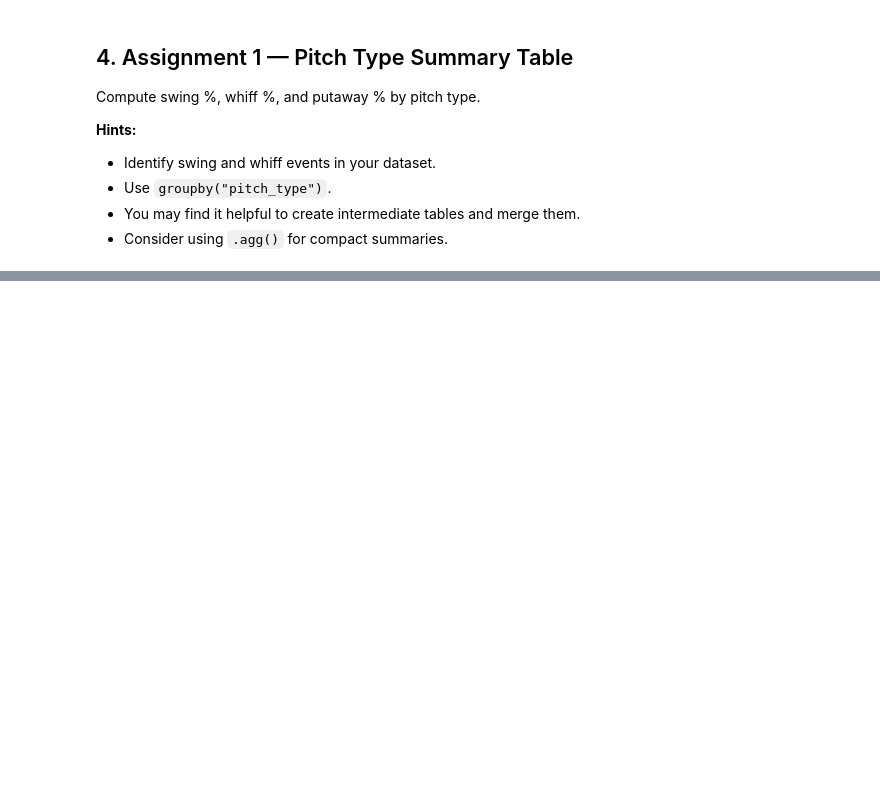
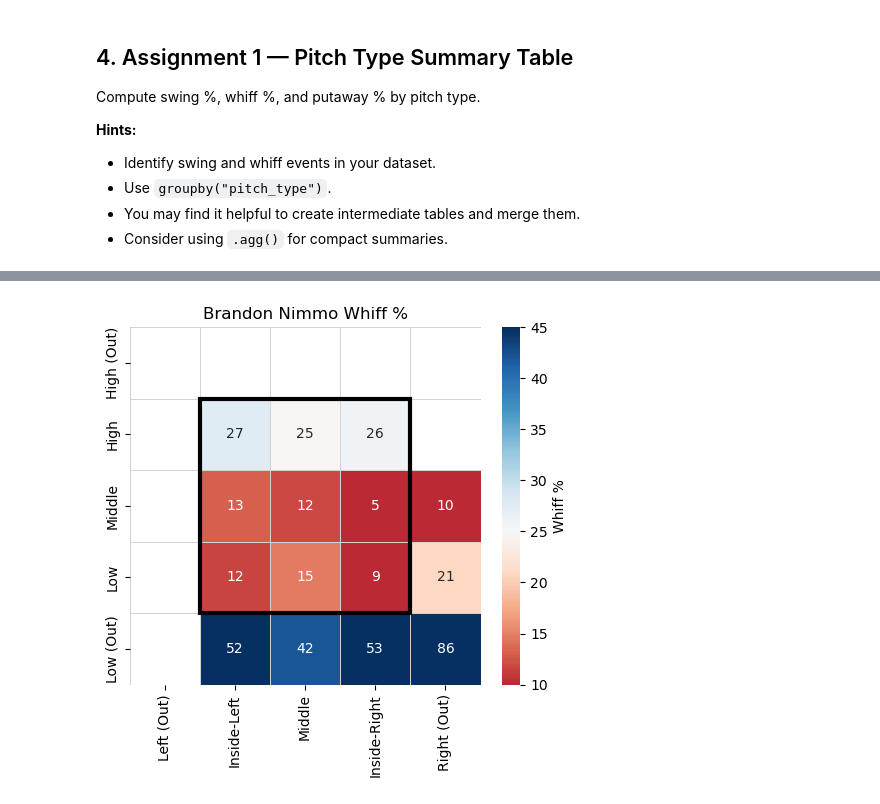
Before and after one commit to lstickells/laura-sports-analytics, a Jupyter notebook: assignments/week2-viz/Week2_Python_Visualizations.ipynb, the cells around one changed output, grey strips where cells are left out. Cells and saved outputs as stored; diff of their text form; code cells hidden in the pictures; blank space fills up the shorter version.

```diff
--- a/assignments/week2-viz/Week2_Python_Visualizations.ipynb
+++ b/assignments/week2-viz/Week2_Python_Visualizations.ipynb
@@ -26,3 +21,5 @@ Load your Statcast dataset.
 # %%
-# df = pd.read_csv("data/your_file.csv")
-# df.head()
+pd.set_option('display.max_columns', None)
+
+df = pd.read_csv("nimmo_data.csv")
+df.head()
@@ -68,3 +437,96 @@ Create bins for horizontal and vertical pitch location.
+# %%
+# --- Inputs / assumptions ---
+# swings_df already exists and includes only swings
+# swings_df has: plate_x, plate_z, whiff (boolean), and ideally sz_bot/sz_top
+
+MIN_SWINGS = 20  # mask bins with fewer swings than this
+X_OUT_MIN, X_OUT_MAX = -2.0, 2.0
+Z_OUT_MIN, Z_OUT_MAX = 0.0, 5.0
+
+# 1) Strike-zone horizontal edges (approx Statcast zone width: -0.83 to +0.83)
+# Split into 3 equal columns inside the zone
+x_zone_left, x_zone_right = -0.83, 0.83
+x_inside_edges = np.linspace(x_zone_left, x_zone_right, 4)  # 3 bins -> 4 edges
+
+# Add one "outside" bin on each side
+x_edges = np.array([X_OUT_MIN, x_zone_left, x_inside_edges[1], x_inside_edges[2], x_zone_right, X_OUT_MAX])
+
+x_labels = ["Left (Out)", "Inside-Left", "Middle", "Inside-Right", "Right (Out)"]
+
+# 2) Strike-zone vertical edges (use batter-specific zone if available)
+if {'sz_bot', 'sz_top'}.issubset(swings_df.columns):
+    z_bot = swings_df['sz_bot'].median()
+    z_top = swings_df['sz_top'].median()
+else:
+    # Fallback: reasonable generic zone (approx)
+    z_bot, z_top = 1.5, 3.5
+
+# Split into 3 equal rows inside the zone
+z_inside_edges = np.linspace(z_bot, z_top, 4)  # 3 bins -> 4 edges
+
+# Add one "outside" bin below and above
+z_edges = np.array([Z_OUT_MIN, z_bot, z_inside_edges[1], z_inside_edges[2], z_top, Z_OUT_MAX])
+
+z_labels = ["Low (Out)", "Low", "Middle", "High", "High (Out)"]
+
+# 3) Bin the locations
+swings_df = swings_df.copy()
+swings_df['x_bin'] = pd.cut(swings_df['plate_x'], bins=x_edges, labels=x_labels, include_lowest=True)
+swings_df['z_bin'] = pd.cut(swings_df['plate_z'], bins=z_edges, labels=z_labels, include_lowest=True)
+
+# Ensure stable ordering
+swings_df['x_bin'] = swings_df['x_bin'].astype(pd.CategoricalDtype(categories=x_labels, ordered=True))
+swings_df['z_bin'] = swings_df['z_bin'].astype(pd.CategoricalDtype(categories=z_labels, ordered=True))
+
+# 4) Build matrices: whiff rate + swing counts
+whiff_mat = swings_df.pivot_table(values='whiff', index='z_bin', columns='x_bin', aggfunc='mean')
+count_mat = swings_df.pivot_table(values='whiff', index='z_bin', columns='x_bin', aggfunc='size')
+
+# Mask low-sample bins
+whiff_mat = whiff_mat.where(count_mat >= MIN_SWINGS) * 100  # convert to %
+
+# 5) Plot heatmap
+
+fig, ax = plt.subplots(figsize=(5, 5), dpi=100)
+
+sns.heatmap(
+    whiff_mat,
+    ax=ax,
+    cmap="RdBu",          # Blue = high whiff, Red = low whiff (Statcast-like)
+    vmin=10, vmax=45,     # tune these to your data range
+    center=25,
+    linewidths=0.5,
+    linecolor="lightgray",
+    cbar_kws={"label": "Whiff %"},
+    annot=True,
+    fmt=".0f"
+)
+
+ax.set_title("Brandon Nimmo Whiff %")
+ax.set_xlabel("")
+ax.set_ylabel("")
+
+# Put "Low" at bottom (visually more intuitive)
+ax.invert_yaxis()
+
+# 6) Add thick black border around the 3×3 strike-zone cells
+# In our 5×5 grid:
+# - x columns: 0 out, 1-3 in-zone, 4 out
+# - z rows:    0 out, 1-3 in-zone, 4 out
+zone_rect = Rectangle(
+    (1, 1),      # (x0, y0) in heatmap cell coordinates
+    3, 3,        # width, height in number of cells
+    fill=False,
+    edgecolor="black",
+    linewidth=3
+)
+ax.add_patch(zone_rect)
+
+plt.tight_layout()
+
+plt.show()
+# %% [output]
+[figure, added]
 # %% [markdown]
 ### B. Hard-Hit % by Pitch Type
 You may use a bar chart or heatmap.
```
Also changed, not shown: parts of 29 cells of this notebook.
